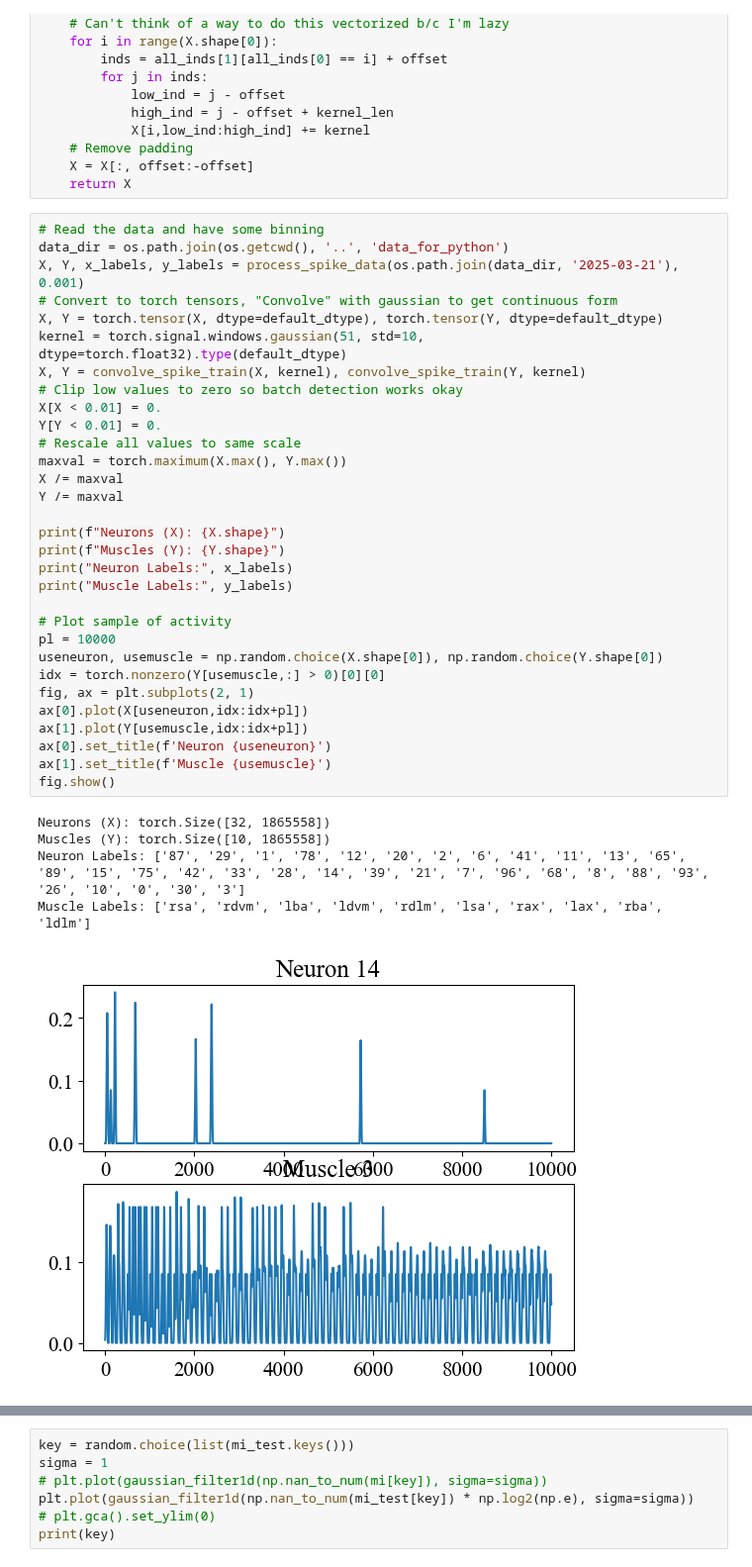
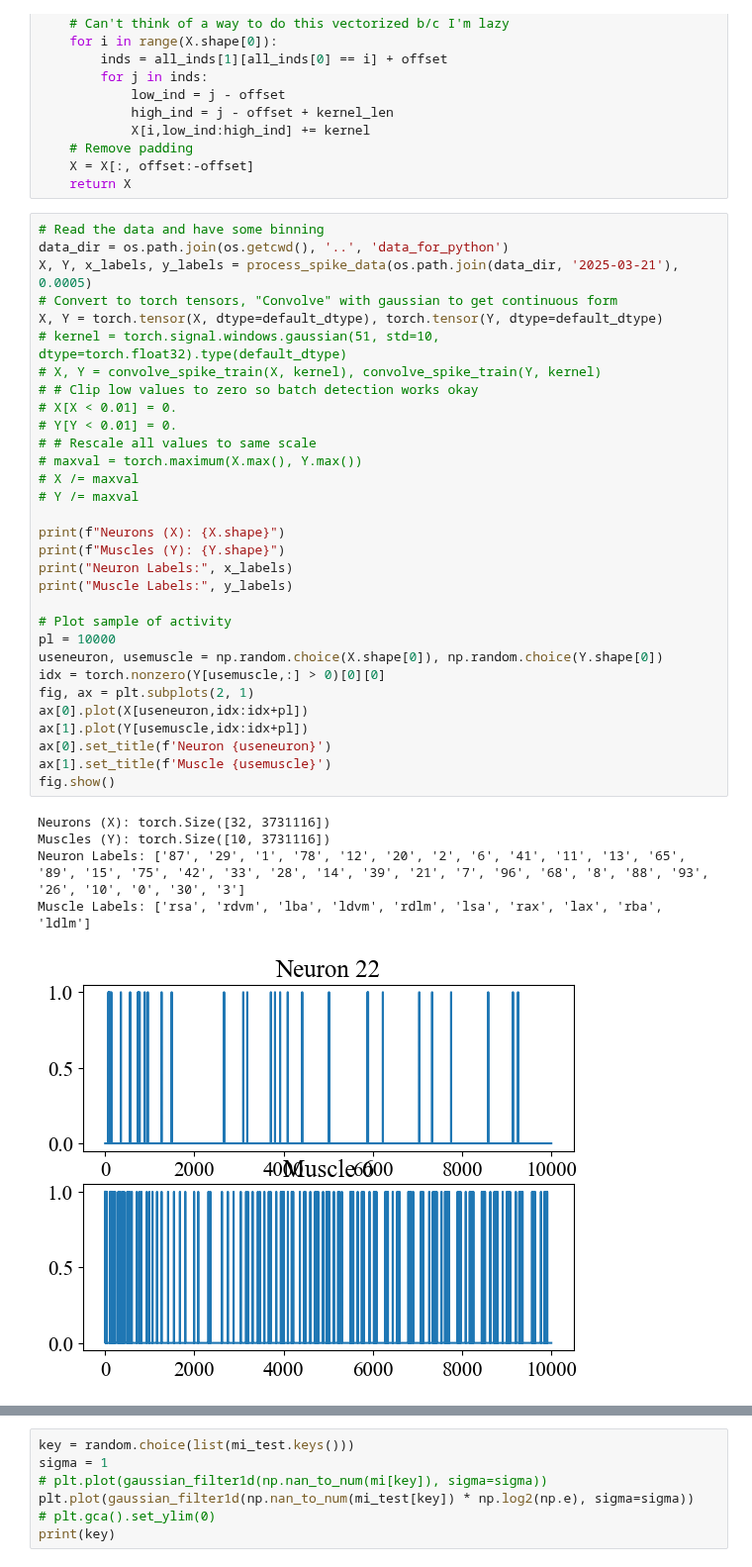
Before and after one commit to LeoJW/VNCMPanalysis, a Jupyter notebook: eslam_MI/Mothy_MI.ipynb, the cells around one changed output, grey strips where cells are left out. Shown at 99% size. Saved outputs shown, nothing was run; the diff lists cells and outputs as text.

```diff
--- a/eslam_MI/Mothy_MI.ipynb
+++ b/eslam_MI/Mothy_MI.ipynb
@@ -93,40 +96,40 @@ def convolve_spike_train(X, kernel):
 # %%
 # Read the data and have some binning
 data_dir = os.path.join(os.getcwd(), '..', 'data_for_python')
-X, Y, x_labels, y_labels = process_spike_data(os.path.join(data_dir, '2025-03-21'), 0.001)
+X, Y, x_labels, y_labels = process_spike_data(os.path.join(data_dir, '2025-03-21'), 0.0005)
 # Convert to torch tensors, "Convolve" with gaussian to get continuous form
 X, Y = torch.tensor(X, dtype=default_dtype), torch.tensor(Y, dtype=default_dtype)
-kernel = torch.signal.windows.gaussian(51, std=10, dtype=torch.float32).type(default_dtype)
-X, Y = convolve_spike_train(X, kernel), convolve_spike_train(Y, kernel)
-# Clip low values to zero so batch detection works okay
-X[X < 0.01] = 0.
-Y[Y < 0.01] = 0.
-# Rescale all values to same scale
-maxval = torch.maximum(X.max(), Y.max())
-X /= maxval
-Y /= maxval
+# kernel = torch.signal.windows.gaussian(51, std=10, dtype=torch.float32).type(default_dtype)
+# X, Y = convolve_spike_train(X, kernel), convolve_spike_train(Y, kernel)
+# # Clip low values to zero so batch detection works okay
+# X[X < 0.01] = 0.
+# Y[Y < 0.01] = 0.
+# # Rescale all values to same scale
+# maxval = torch.maximum(X.max(), Y.max())
+# X /= maxval
+# Y /= maxval
 
 print(f"Neurons (X): {X.shape}")
 print(f"Muscles (Y): {Y.shape}")
 print("Neuron Labels:", x_labels)
 print("Muscle Labels:", y_labels)
 
 # Plot sample of activity
 pl = 10000
 useneuron, usemuscle = np.random.choice(X.shape[0]), np.random.choice(Y.shape[0])
 idx = torch.nonzero(Y[usemuscle,:] > 0)[0][0]
 fig, ax = plt.subplots(2, 1)
 ax[0].plot(X[useneuron,idx:idx+pl])
 ax[1].plot(Y[usemuscle,idx:idx+pl])
 ax[0].set_title(f'Neuron {useneuron}')
 ax[1].set_title(f'Muscle {usemuscle}')
 fig.show()
 # %% [output]
-Neurons (X): torch.Size([32, 1865558])
-Muscles (Y): torch.Size([10, 1865558])
+Neurons (X): torch.Size([32, 3731116])
+Muscles (Y): torch.Size([10, 3731116])
 Neuron Labels: ['87', '29', '1', '78', '12', '20', '2', '6', '41', '11', '13', '65', '89', '15', '75', '42', '33', '28', '14', '39', '21', '7', '96', '68', '8', '88', '93', '26', '10', '0', '30', '3']
 Muscle Labels: ['rsa', 'rdvm', 'lba', 'ldvm', 'rdlm', 'lsa', 'rax', 'lax', 'rba', 'ldlm']
-[figure, old version]
+[figure, new version]
 # %%
 pl = 2000
 useneuron, usemuscle = np.random.choice(X.shape[0]), np.random.choice(Y.shape[0])
```
Also changed, not shown: parts of 12 cells of this notebook, 4 other files.
